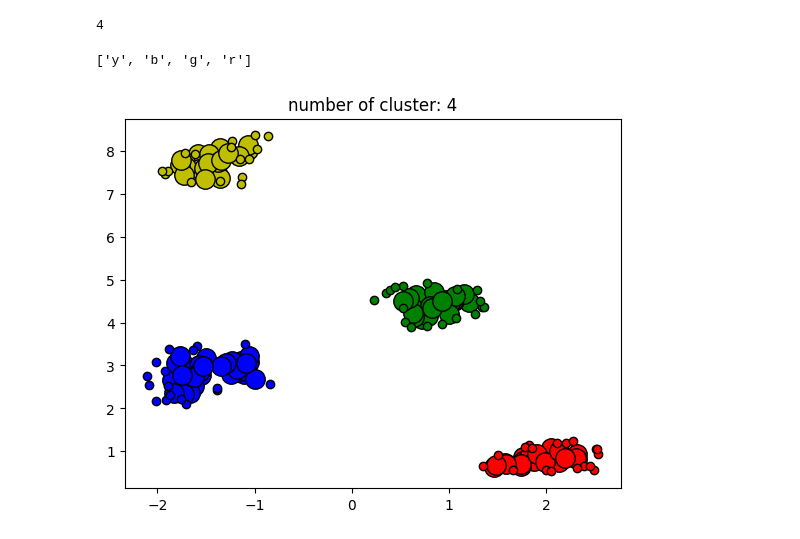
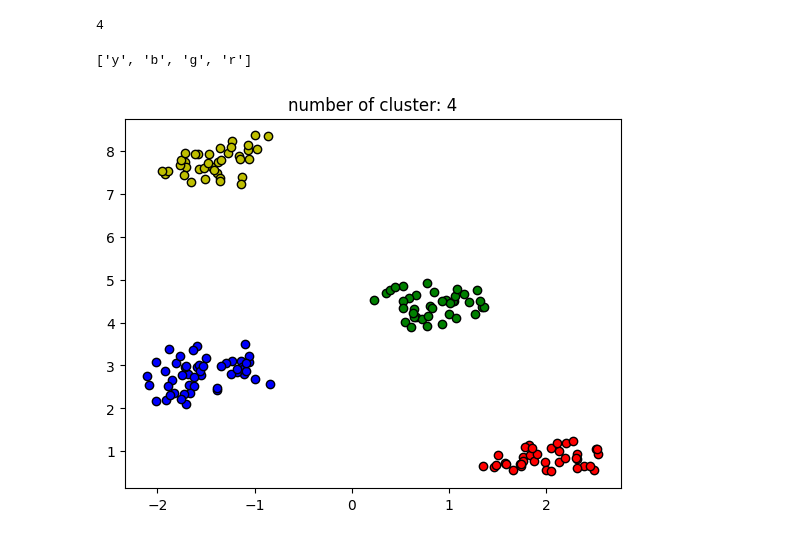
Before and after one commit to ImNotDanish05/2025_KC_TI-1A, a Jupyter notebook: P10_Unsupervise_Learning - Clustering.ipynb, the cells around one changed output. Saved outputs shown, nothing was run; the diff lists cells and outputs as text; code cells hidden in the pictures.

```diff
--- a/P10_Unsupervise_Learning - Clustering.ipynb
+++ b/P10_Unsupervise_Learning - Clustering.ipynb
@@ -182,18 +183,18 @@ n_clusters_
 # %%
 unique_labels = set(labels)
 colors = ['y', 'b', 'g', 'r']
 print(colors)
 for k, col in zip(unique_labels, colors):
     if k == -1:
         col = 'k'
     class_member_mask = labels == k
     xy = X[class_member_mask & core_samples_mask]
-    plt.plot(xy[:, 0], xy[:, 1], 'o', markerfacecolor=col, markeredgecolor='k', markersize=14)
+    plt.plot(xy[:, 0], xy[:, 1], 'o', markerfacecolor=col, markeredgecolor='k', markersize=6)
     xy = X[class_member_mask & ~core_samples_mask]
     plt.plot(xy[:, 0], xy[:, 1], 'o', markerfacecolor=col, markeredgecolor='k', markersize=6)
 
 plt.title('number of cluster: %d' % n_clusters_)
 plt.show()
 # %% [output]
 ['y', 'b', 'g', 'r']
-[figure, old version]
+[figure, new version]
```
Also changed, not shown: parts of 2 cells of this notebook.
